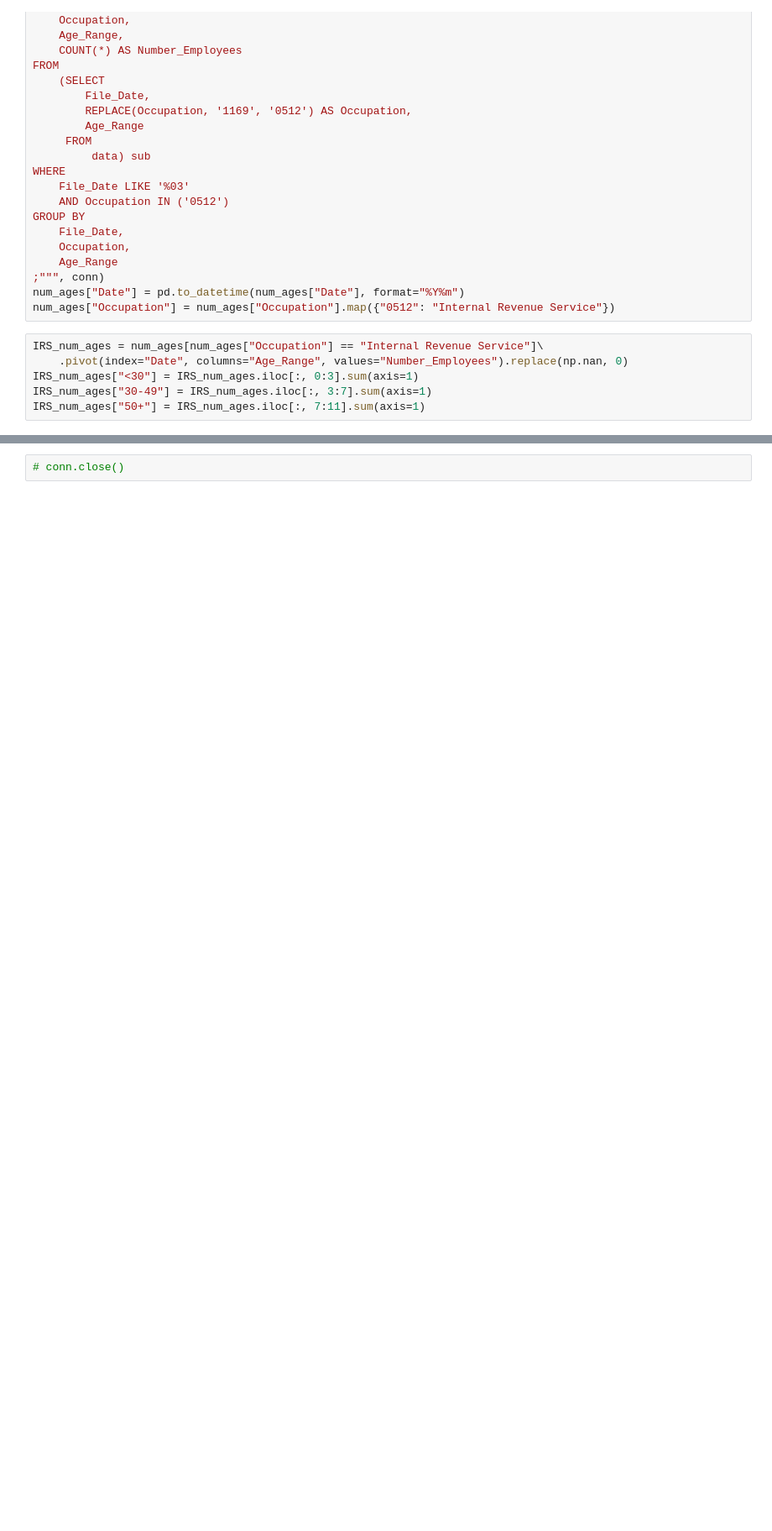
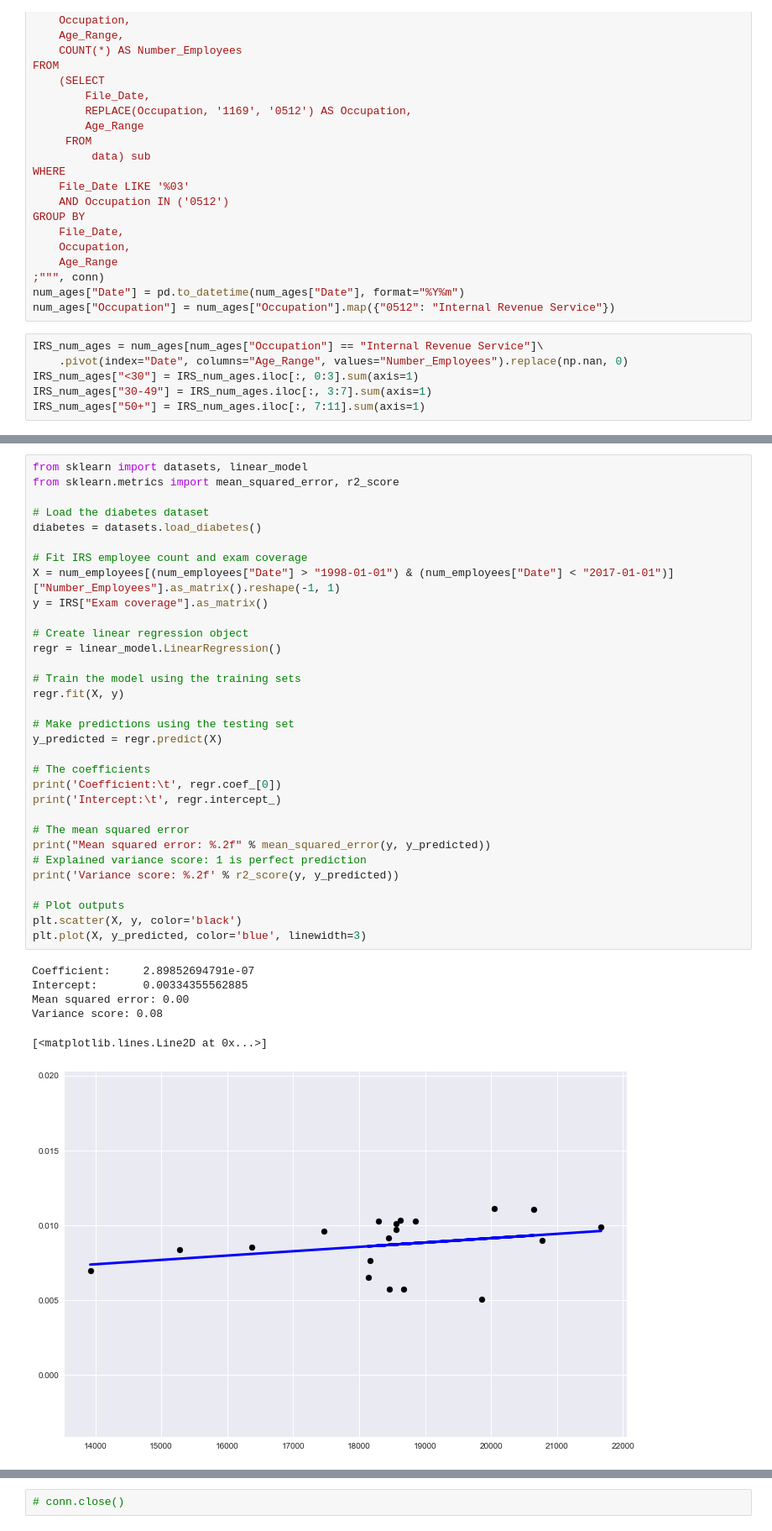
Before and after one commit to jimmyjwu/US_federal_government_performance, a Jupyter notebook: IRS Analysis.ipynb, the cells around one changed output, grey strips where cells are left out. Shown at 84% size. Saved outputs shown, nothing was run; the diff lists cells and outputs as text; blank space fills up the shorter version.

Commit message:
Add linear models for IRS performance.

```diff
--- a/IRS Analysis.ipynb
+++ b/IRS Analysis.ipynb
@@ -210,0 +213,39 @@ IRS_num_ages["50+"] = IRS_num_ages.iloc[:, 7:11].sum(axis=1)
+# %%
+from sklearn import datasets, linear_model
+from sklearn.metrics import mean_squared_error, r2_score
+
+# Load the diabetes dataset
+diabetes = datasets.load_diabetes()
+
+# Fit IRS employee count and exam coverage
+X = num_employees[(num_employees["Date"] > "1998-01-01") & (num_employees["Date"] < "2017-01-01")]["Number_Employees"].as_matrix().reshape(-1, 1)
+y = IRS["Exam coverage"].as_matrix()
+
+# Create linear regression object
+regr = linear_model.LinearRegression()
+
+# Train the model using the training sets
+regr.fit(X, y)
+
+# Make predictions using the testing set
+y_predicted = regr.predict(X)
+
+# The coefficients
+print('Coefficient:\t', regr.coef_[0])
+print('Intercept:\t', regr.intercept_)
+
+# The mean squared error
+print("Mean squared error: %.2f" % mean_squared_error(y, y_predicted))
+# Explained variance score: 1 is perfect prediction
+print('Variance score: %.2f' % r2_score(y, y_predicted))
+
+# Plot outputs
+plt.scatter(X, y, color='black')
+plt.plot(X, y_predicted, color='blue', linewidth=3)
+# %% [output]
+Coefficient:     2.89852694791e-07
+Intercept:       0.00334355562885
+Mean squared error: 0.00
+Variance score: 0.08
+[<matplotlib.lines.Line2D at 0x...>]
+[figure, added]
```
Also changed, not shown: parts of 6 cells of this notebook.
